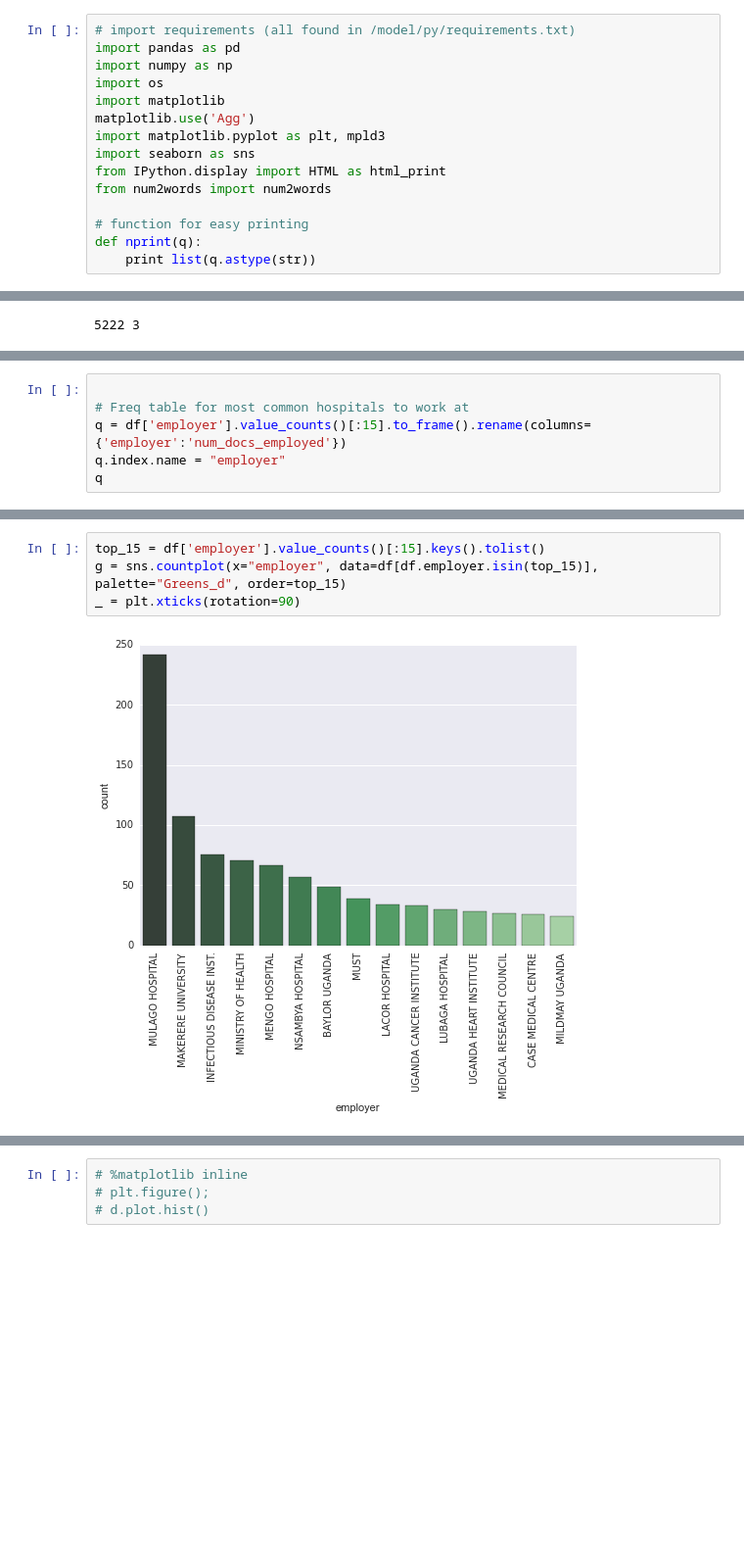
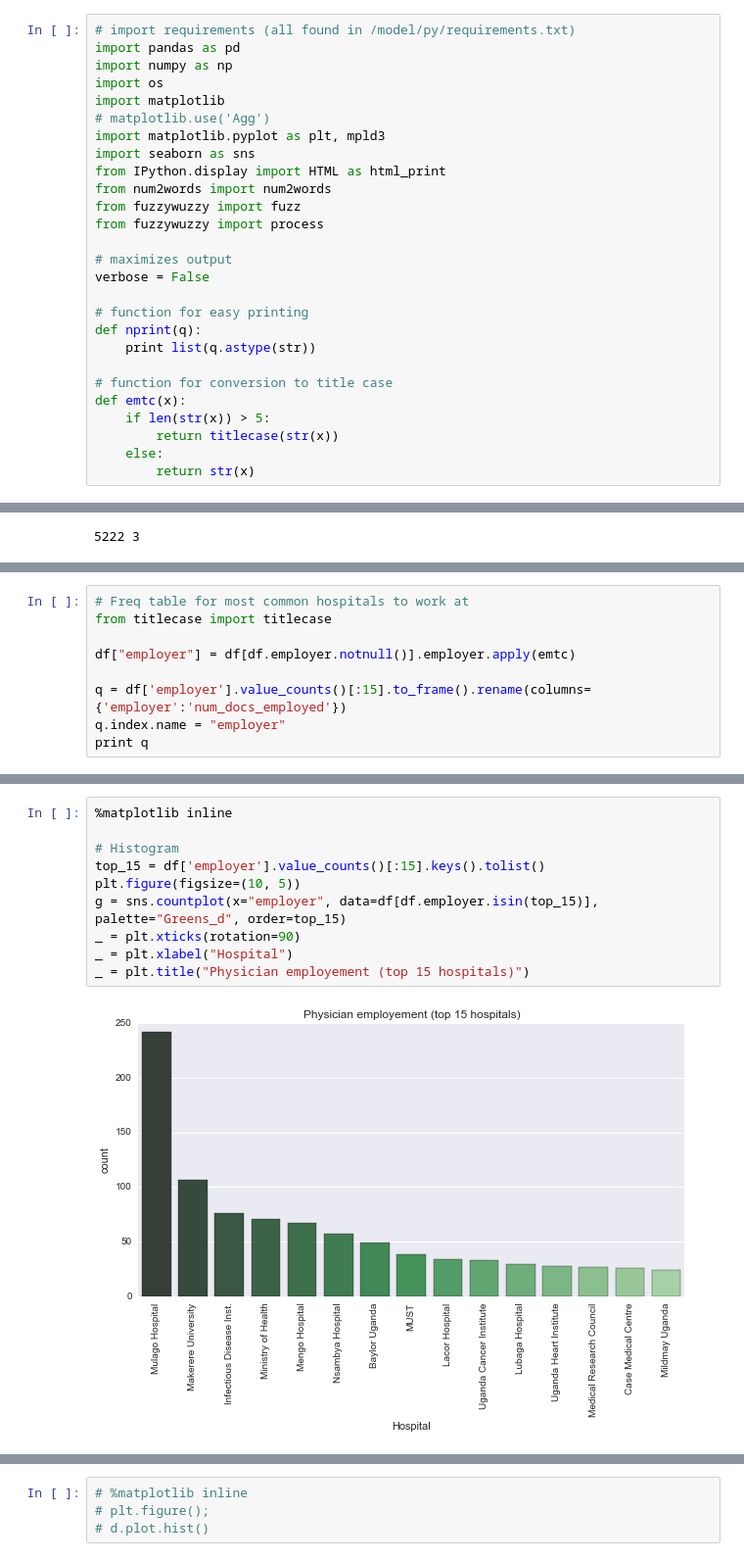
Before and after one commit to alexgoodell/uganda-model, a Jupyter notebook: model/py/uganda-model.ipynb, the cells around one changed output, grey strips where cells are left out. Shown at 98% size. Cells and saved outputs as stored; diff of their text form; blank space fills up the shorter version.

```diff
--- a/model/py/uganda-model.ipynb
+++ b/model/py/uganda-model.ipynb
@@ -24,15 +24,27 @@ import pandas as pd
 import numpy as np
 import os
 import matplotlib
-matplotlib.use('Agg')
+# matplotlib.use('Agg')
 import matplotlib.pyplot as plt, mpld3
 import seaborn as sns
 from IPython.display import HTML as html_print
 from num2words import num2words
+from fuzzywuzzy import fuzz
+from fuzzywuzzy import process
+
+# maximizes output
+verbose = False
 
 # function for easy printing
 def nprint(q):
     print list(q.astype(str))
+
+# function for conversion to title case
+def emtc(x):
+    if len(str(x)) > 5:
+        return titlecase(str(x))
+    else:
+        return str(x)
 # %%
 # read in data for "full registry - skip first three rows (header information)
 df = pd.read_excel("../../data/umdpc/full-register-3-13-2018.xls", skiprows=3, header=0)
@@ -180,6 +183,9 @@ df.loc[:, "dummy"] = df.surname.notnull()
 # %%
+# Freq table for most common hospitals to work at
+from titlecase import titlecase
 
-# Freq table for most common hospitals to work at
+df["employer"] = df[df.employer.notnull()].employer.apply(emtc)
+
 q = df['employer'].value_counts()[:15].to_frame().rename(columns={'employer':'num_docs_employed'})
 q.index.name = "employer"
-q
+print q
@@ -186,6 +210,12 @@ q
 # %%
+%matplotlib inline
+
+# Histogram
 top_15 = df['employer'].value_counts()[:15].keys().tolist()
+plt.figure(figsize=(10, 5))
 g = sns.countplot(x="employer", data=df[df.employer.isin(top_15)], palette="Greens_d", order=top_15)
 _ = plt.xticks(rotation=90)
+_ = plt.xlabel("Hospital")
+_ = plt.title("Physician employement (top 15 hospitals)")
 # %% [output]
-[figure, old version]
+[figure, new version]
```
Also changed, not shown: parts of 10 cells of this notebook.
